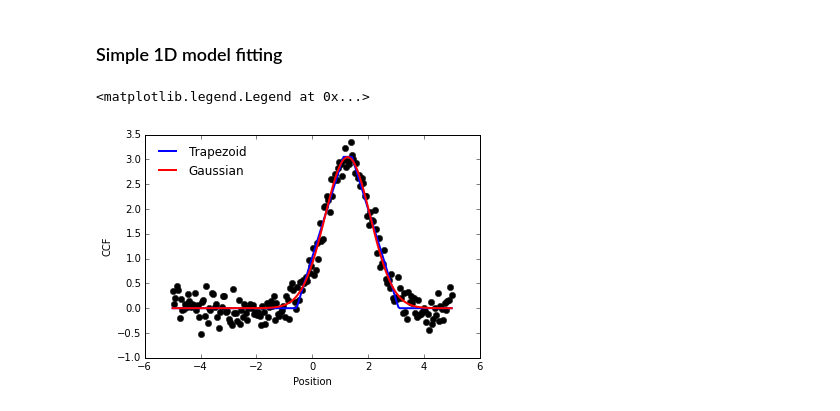
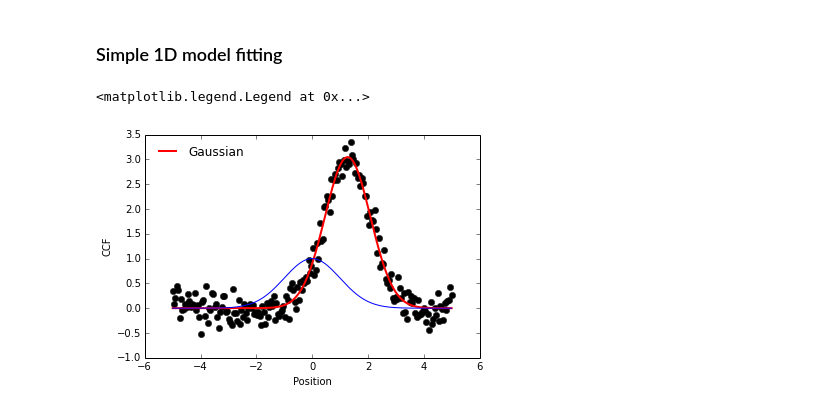
Before and after one commit to iastro-pt/python-for-astronomers, a Jupyter notebook: notebooks/Class 3 - astropy.ipynb, the cells around one changed output. Drawn from its saved outputs; the diff is of its cells as text; code cells hidden in the pictures.

```diff
--- a/notebooks/Class 3 - astropy.ipynb
+++ b/notebooks/Class 3 - astropy.ipynb
@@ -168,27 +179,29 @@ print g(np.linspace(0, 2, 10))
 # %%
 # Generate some fake data
 np.random.seed(0)  # Because there is no such thing as real random in CS
 x = np.linspace(-5., 5., 200)
 y = 3 * np.exp(-0.5*(x-1.3)**2 / (0.8**2))  # Creating a gaussian
 y += np.random.normal(0, 0.2, x.shape)  # Adding some noise to our data
 
 # Fit the data using a box model
 t_init = models.Trapezoid1D(amplitude=1, x_0=0, width=1, slope=0.5)
 fit_t = fitting.LevMarLSQFitter()
 t = fit_t(t_init, x, y)
 
 # Fit the data using a Gaussian
 g_init = models.Gaussian1D(amplitude=1, mean=0, stddev=1)
 fit_g = fitting.LevMarLSQFitter()
 g = fit_g(g_init, x, y)
 
 # Plot the data with the two best fits
 plt.plot(x, y, 'ko')
-plt.plot(x, t(x), '-b', lw=2, label='Trapezoid')
+#plt.plot(x, t(x), '-b', lw=2, label='Trapezoid')
+#plt.plot(x, t_init(x), '-r')
 plt.plot(x, g(x), '-r', lw=2, label='Gaussian')
+plt.plot(x, g_init(x), '-b')
 plt.xlabel('Position')
 plt.ylabel('CCF')
 plt.legend(loc=2, frameon=False)
 # %% [output]
 <matplotlib.legend.Legend at 0x...>
-[figure, old version]
+[figure, new version]
```
Also changed, not shown: parts of 4 cells of this notebook, 2 other files.
